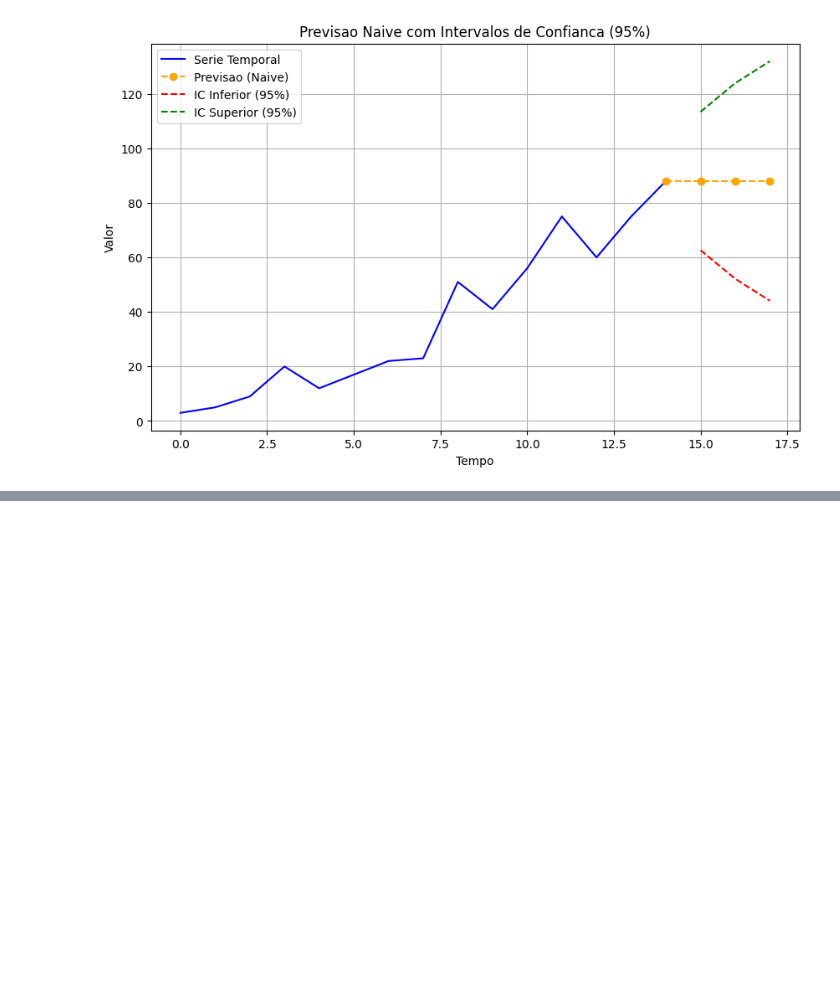
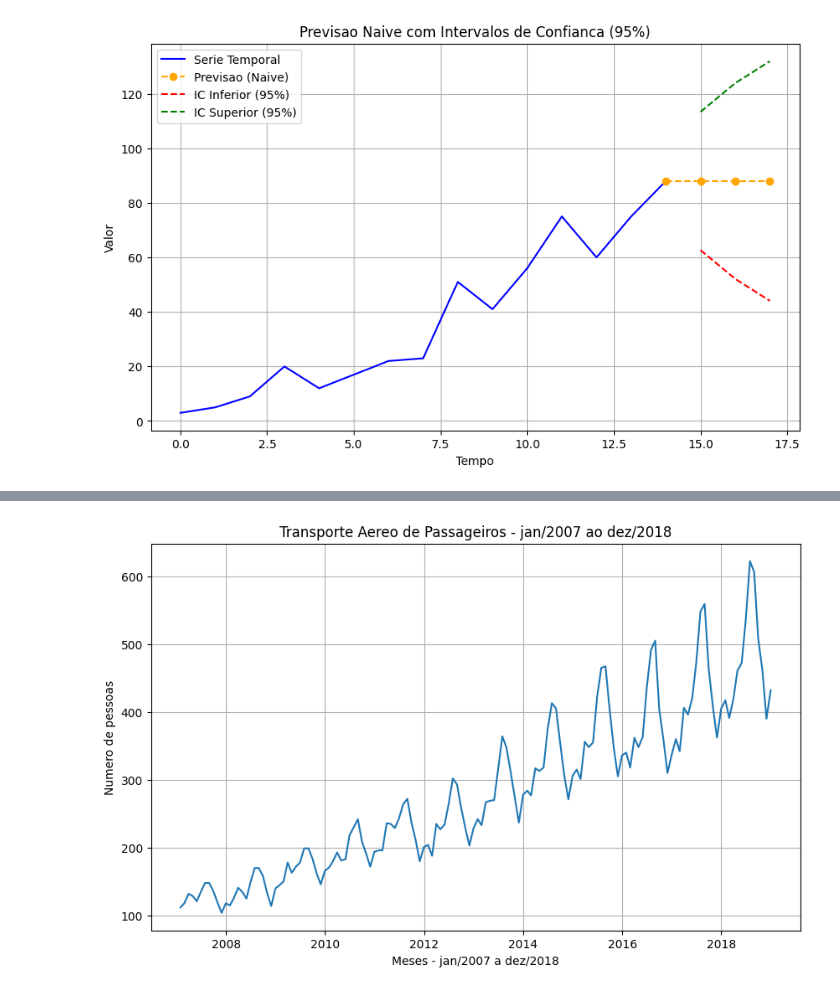
Before and after one commit to luizalaquini/time-series, a Jupyter notebook: script.ipynb, the cells around one changed output, grey strips where cells are left out. Cells and saved outputs as stored; diff of their text form; code cells hidden in the pictures; blank space fills up the shorter version.

```diff
--- a/script.ipynb
+++ b/script.ipynb
@@ -2990,0 +1386,11 @@ else:
+# %%
+###############################################################################
+### Metodo de previsao com NAIVE SAZONAL
+###############################################################################
+
+# In[77]: Importando a base de dadosl
+
+airp = pd.read_excel("data/airpassengers.xlsx")
+
+# Lendo a base de dados
+airp.head()
@@ -2990,0 +1404,16 @@ else:
+# %%
+# In[78]: Definindo a serie temporal com frequencia mensal
+airpas = pd.Series(airp.iloc[:, 1].values,
+                    index=pd.date_range(start='2007-01-01', periods=len(airp),
+                                        freq='ME'))
+
+# In[79]: Plotando o grafico
+plt.figure(figsize=(10, 6))
+plt.plot(airpas)
+plt.title("Transporte Aereo de Passageiros - jan/2007 ao dez/2018")
+plt.xlabel("Meses - jan/2007 a dez/2018")
+plt.ylabel("Numero de pessoas")
+plt.grid(True)
+plt.show()
+# %% [output]
+[figure, added]
```
Also changed, not shown: parts of 18 cells of this notebook.
